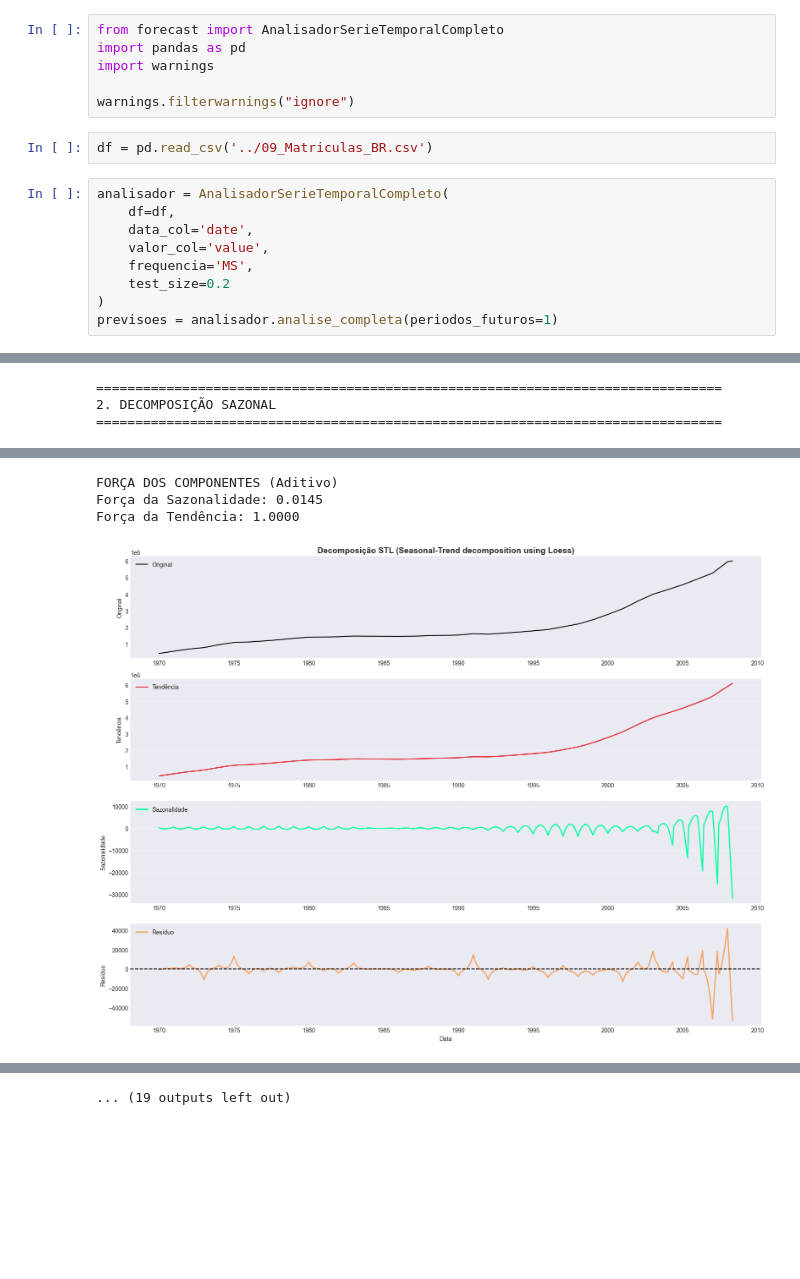
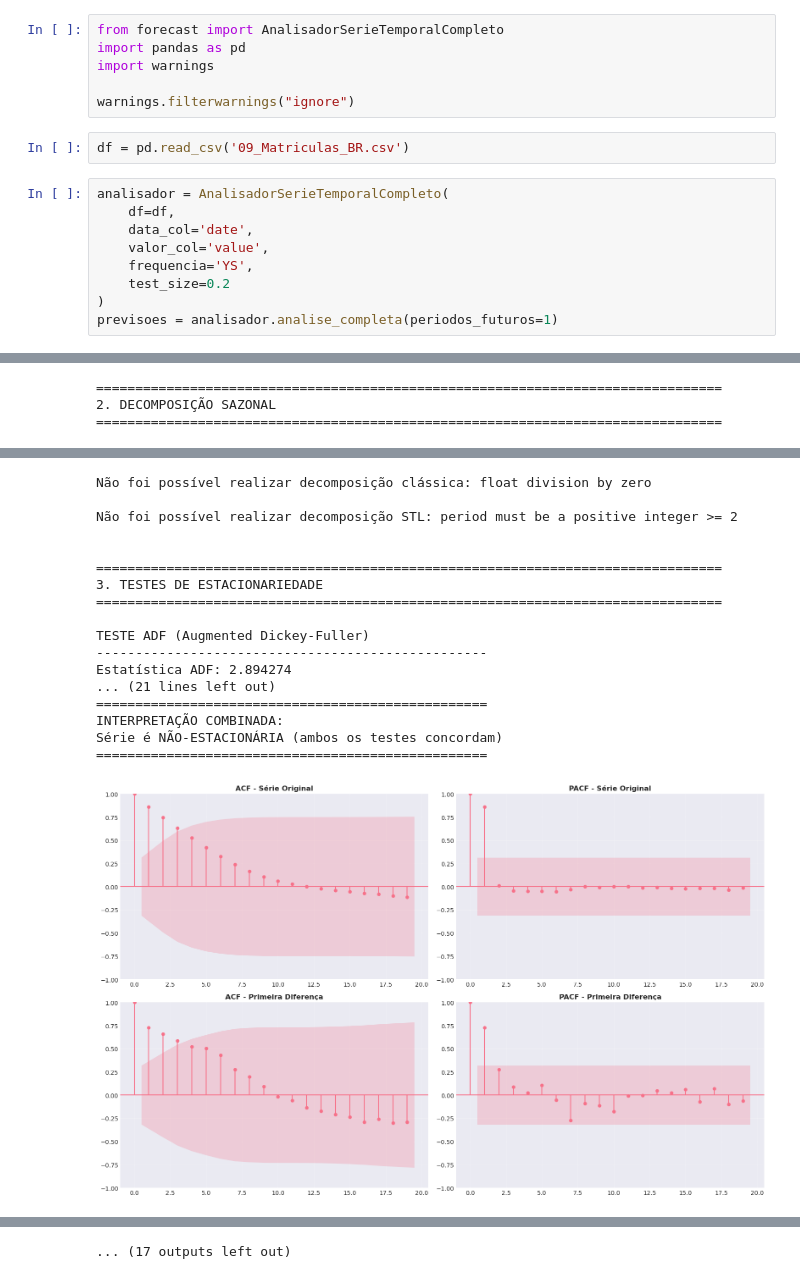
Before and after one commit to riqcampos/Temporal_Series_Project, a Jupyter notebook: results_matriculas.ipynb, the cells around one changed output, grey strips where cells are left out. Cells and saved outputs as stored; diff of their text form; blank space fills up the shorter version.

Commit message:
matriculas analysis - set frequency param to yearly (YS)

```diff
--- a/results_matriculas.ipynb
+++ b/results_matriculas.ipynb
@@ -5,13 +5,13 @@ import warnings
 
 warnings.filterwarnings("ignore")
 # %%
-df = pd.read_csv('../09_Matriculas_BR.csv')
+df = pd.read_csv('09_Matriculas_BR.csv')
 # %%
 analisador = AnalisadorSerieTemporalCompleto(
     df=df,
     data_col='date',
     valor_col='value',
-    frequencia='MS',
+    frequencia='YS',
     test_size=0.2
 )
 previsoes = analisador.analise_completa(periodos_futuros=1)
@@ -51,5 +51,19 @@ Método Z-Score (>3): 0 outliers (0.00%)
-FORÇA DOS COMPONENTES (Aditivo)
-Força da Sazonalidade: 0.0145
-Força da Tendência: 1.0000
+Não foi possível realizar decomposição clássica: float division by zero
+
+Não foi possível realizar decomposição STL: period must be a positive integer >= 2
+
+
+================================================================================
+3. TESTES DE ESTACIONARIEDADE
+================================================================================
+
+TESTE ADF (Augmented Dickey-Fuller)
+--------------------------------------------------
+Estatística ADF: 2.894274
+... (21 lines left out)
+==================================================
+INTERPRETAÇÃO COMBINADA:
+Série é NÃO-ESTACIONÁRIA (ambos os testes concordam)
+==================================================
-[figure, old version]
+[figure, new version]
 ================================================================================
@@ -87 +101 @@ Random Forest treinado com sucesso
-... (19 outputs left out)
+... (17 outputs left out)
```
Also changed, not shown: parts of 1 cell of this notebook, 1 other file.
